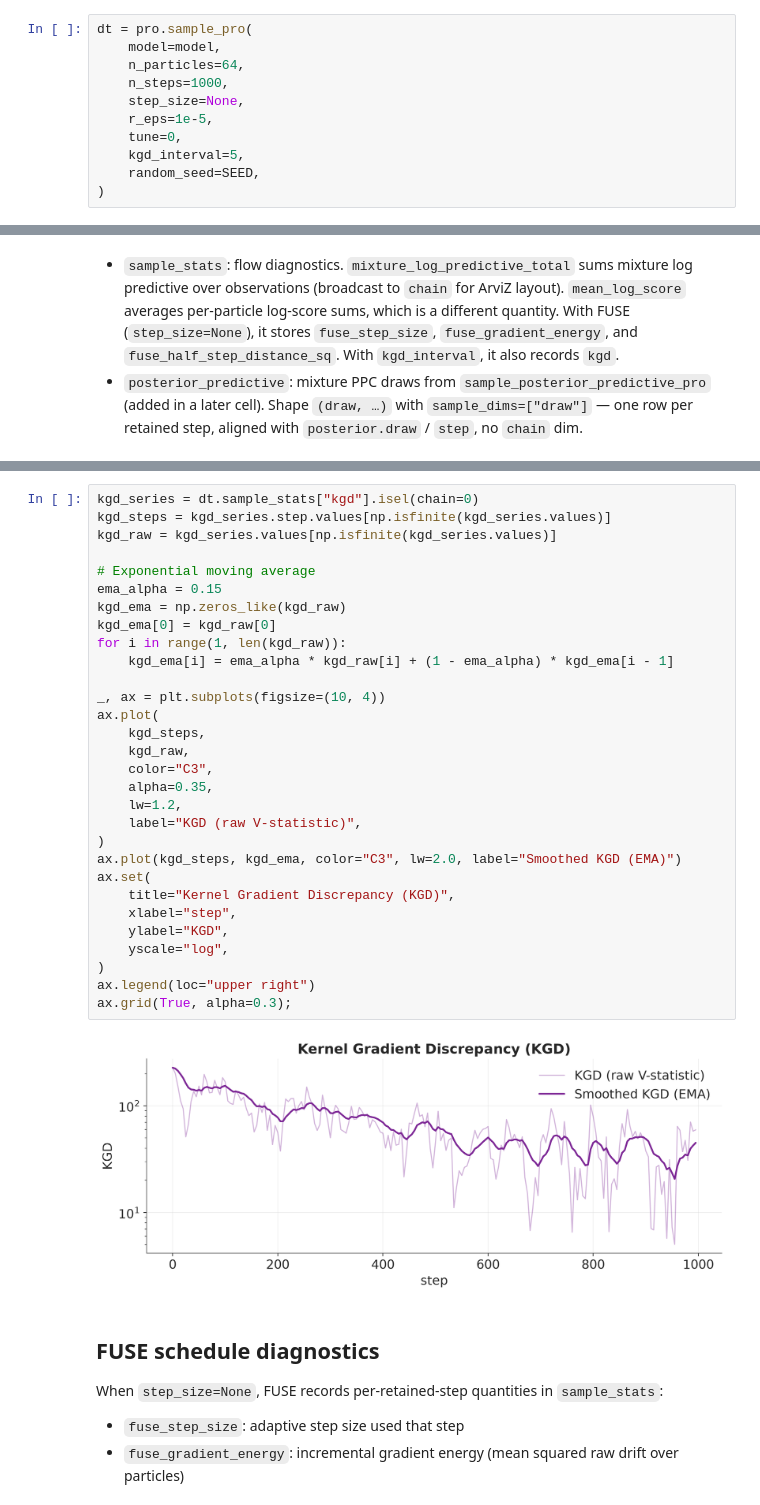
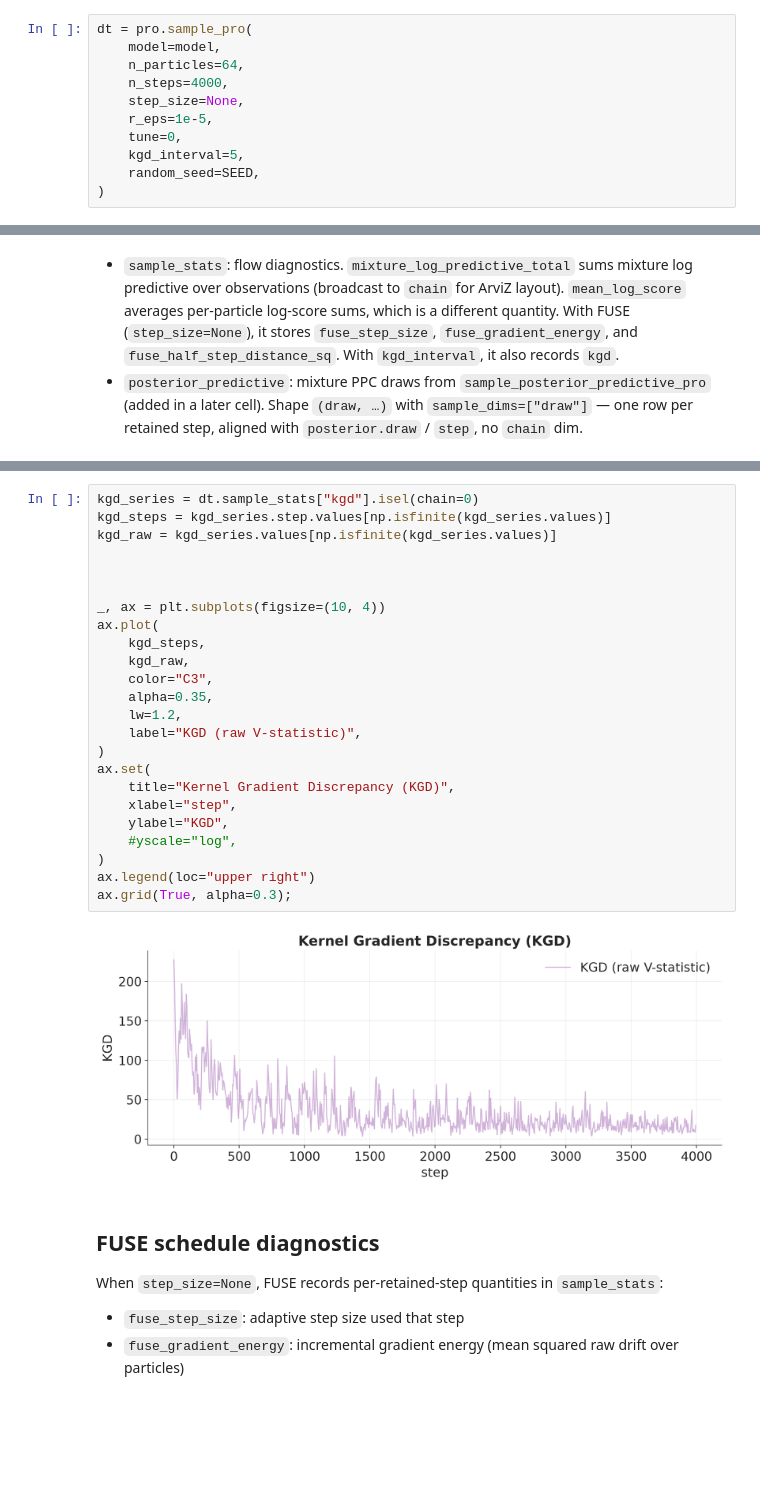
Before and after one commit to patrideo/pymc-prop, a Jupyter notebook: examples/kgd_nat2.ipynb, the cells around one changed output, grey strips where cells are left out. Drawn from its saved outputs; the diff is of its cells as text; blank space fills up the shorter version.

Commit message:
graph adjustments, kgd explanation added

```diff
--- a/examples/kgd_nat2.ipynb
+++ b/examples/kgd_nat2.ipynb
@@ -180,7 +233,7 @@ We use 60 particles, 800 steps, `step_size=None` (FUSE adaptive schedule; floor
 dt = pro.sample_pro(
     model=model,
     n_particles=64,
-    n_steps=1000,
+    n_steps=4000,
     step_size=None,
     r_eps=1e-5,
     tune=0,
@@ -226,35 +277,29 @@ When `kgd_interval` is specified, `sample_pro` records the V-statistic in `sampl
 # %%
 kgd_series = dt.sample_stats["kgd"].isel(chain=0)
 kgd_steps = kgd_series.step.values[np.isfinite(kgd_series.values)]
 kgd_raw = kgd_series.values[np.isfinite(kgd_series.values)]
 
-# Exponential moving average
-ema_alpha = 0.15
-kgd_ema = np.zeros_like(kgd_raw)
-kgd_ema[0] = kgd_raw[0]
-for i in range(1, len(kgd_raw)):
-    kgd_ema[i] = ema_alpha * kgd_raw[i] + (1 - ema_alpha) * kgd_ema[i - 1]
+
 
 _, ax = plt.subplots(figsize=(10, 4))
 ax.plot(
     kgd_steps,
     kgd_raw,
     color="C3",
     alpha=0.35,
     lw=1.2,
     label="KGD (raw V-statistic)",
 )
-ax.plot(kgd_steps, kgd_ema, color="C3", lw=2.0, label="Smoothed KGD (EMA)")
 ax.set(
     title="Kernel Gradient Discrepancy (KGD)",
     xlabel="step",
     ylabel="KGD",
-    yscale="log",
+    #yscale="log",
 )
 ax.legend(loc="upper right")
 ax.grid(True, alpha=0.3);
 # %% [output]
-[figure, old version]
+[figure, new version]
 # %% [markdown]
 ## FUSE schedule diagnostics
 
```
Also changed, not shown: parts of 9 cells of this notebook.
